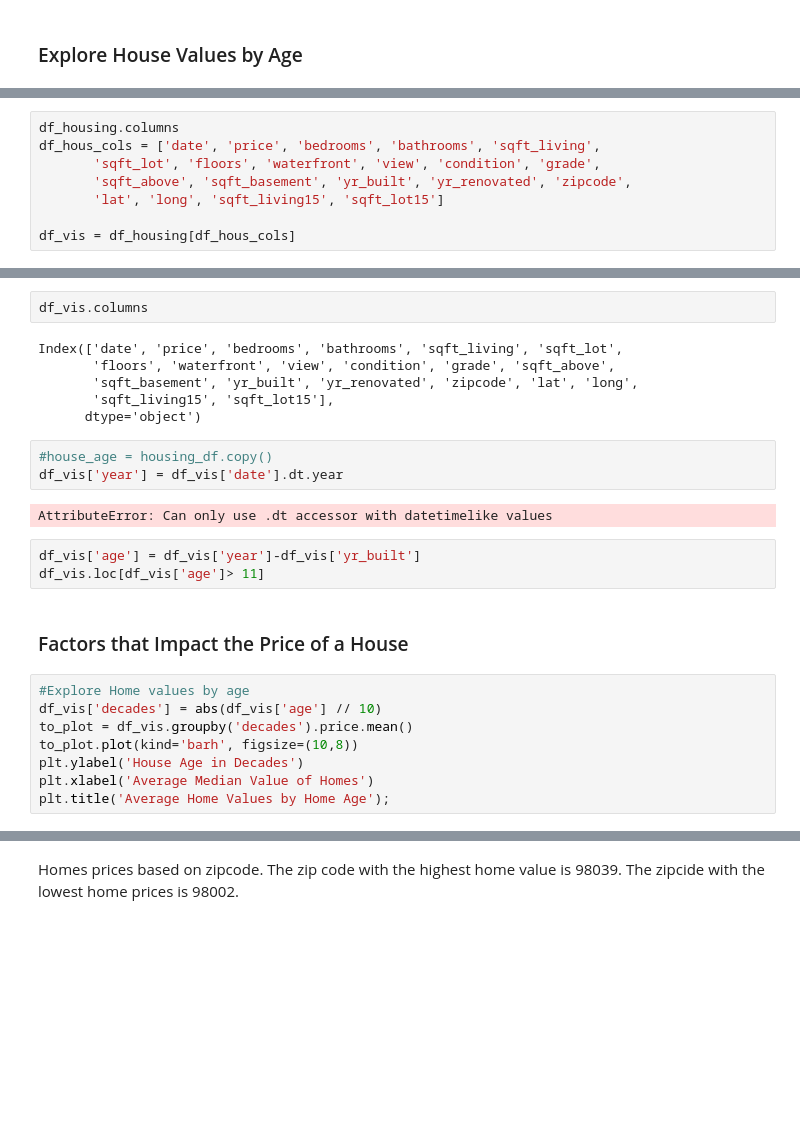
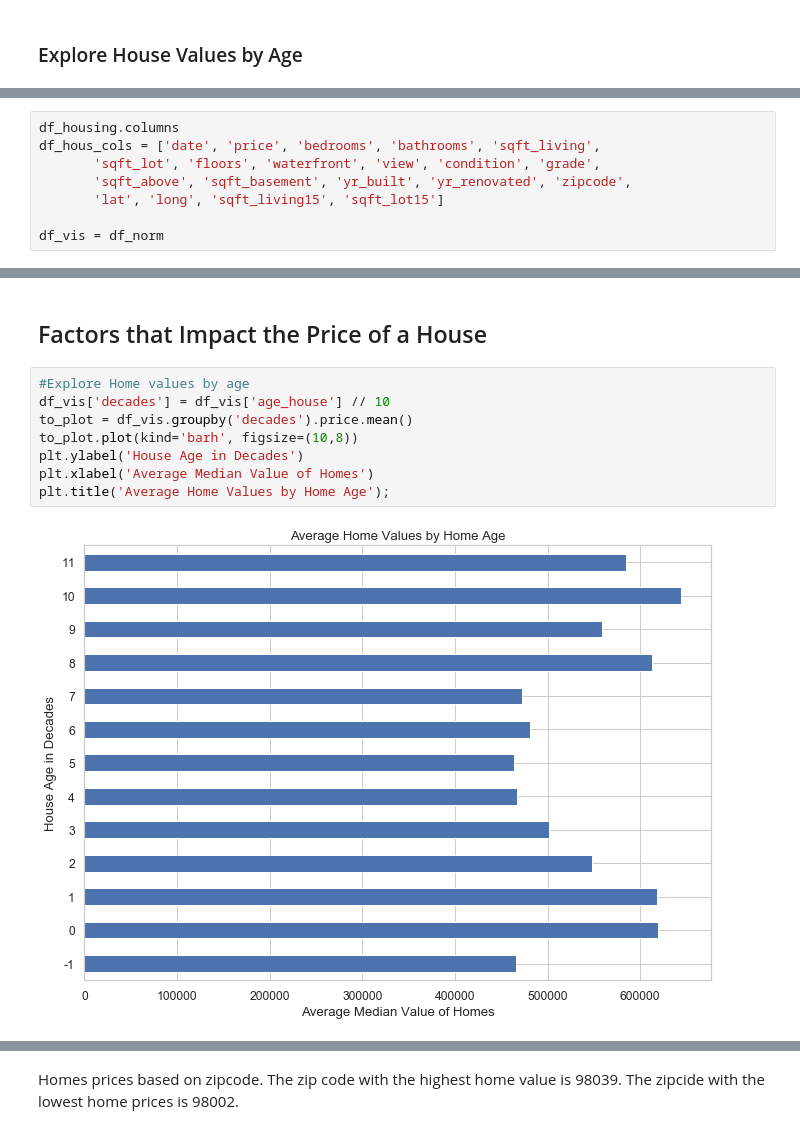
Before and after one commit to torresdavr/dsc-v2-mod1-final-project-online-ds-pt-100719, a Jupyter notebook: student.ipynb, the cells around one changed output, grey strips where cells are left out. Cells and saved outputs as stored; diff of their text form; blank space fills up the shorter version.

```diff
--- a/student.ipynb
+++ b/student.ipynb
@@ -1673,7 +1673,7 @@ df_hous_cols = ['date', 'price', 'bedrooms', 'bathrooms', 'sqft_living',
        'sqft_above', 'sqft_basement', 'yr_built', 'yr_renovated', 'zipcode',
        'lat', 'long', 'sqft_living15', 'sqft_lot15']
 
-df_vis = df_housing[df_hous_cols]
+df_vis = df_norm
 # %%
 df_vis.info()
 # %% [output]
@@ -1697,29 +1697,15 @@ memory usage: 4.1+ MB
-# %%
-df_vis.columns
-# %% [output]
-Index(['date', 'price', 'bedrooms', 'bathrooms', 'sqft_living', 'sqft_lot',
-       'floors', 'waterfront', 'view', 'condition', 'grade', 'sqft_above',
-       'sqft_basement', 'yr_built', 'yr_renovated', 'zipcode', 'lat', 'long',
-       'sqft_living15', 'sqft_lot15'],
-      dtype='object')
-# %%
-#house_age = housing_df.copy()
-df_vis['year'] = df_vis['date'].dt.year
-# %% [output]
-AttributeError: Can only use .dt accessor with datetimelike values
-# %%
-df_vis['age'] = df_vis['year']-df_vis['yr_built']
-df_vis.loc[df_vis['age']> 11]
 # %% [markdown]
-### Factors that Impact the Price of a House
+## Factors that Impact the Price of a House
 # %%
 #Explore Home values by age
-df_vis['decades'] = abs(df_vis['age'] // 10)
+df_vis['decades'] = df_vis['age_house'] // 10
 to_plot = df_vis.groupby('decades').price.mean()
 to_plot.plot(kind='barh', figsize=(10,8))
 plt.ylabel('House Age in Decades')
 plt.xlabel('Average Median Value of Homes')
 plt.title('Average Home Values by Home Age');
+# %% [output]
+[figure, added]
 # %% [markdown]
 How does the number of bedrooms in homes have an impact on the price of a home?  What kind of relationship is there between home prices and number of bedrooms.  A statistical analysis shows that the average number
 of bedrooms in the dataset is 3.37 bedrooms.  However, when we check this relationship the average number of bedrooms
```
Also changed, not shown: parts of 21 cells of this notebook.
